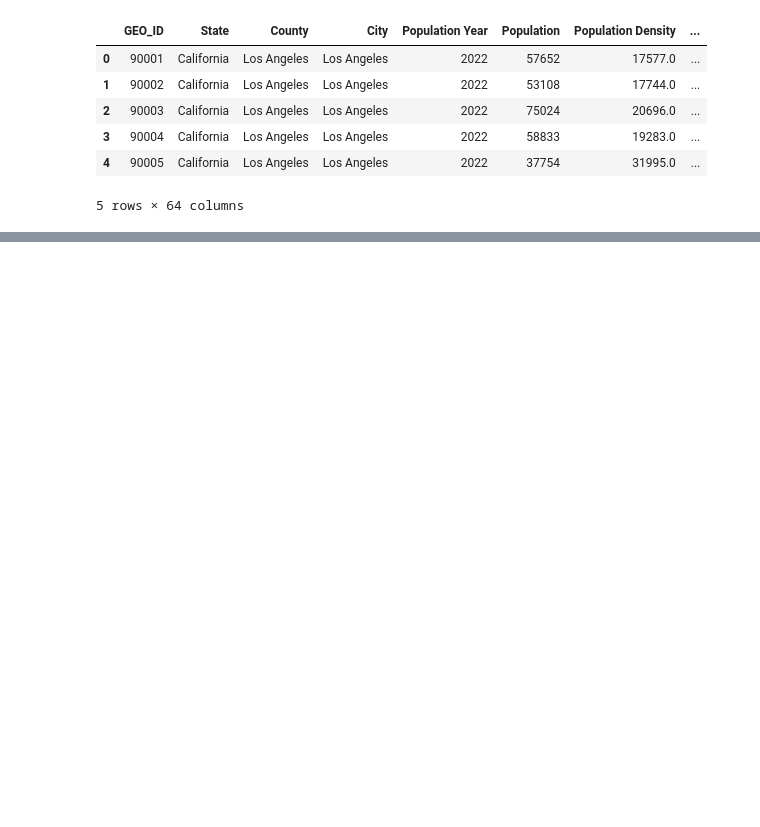
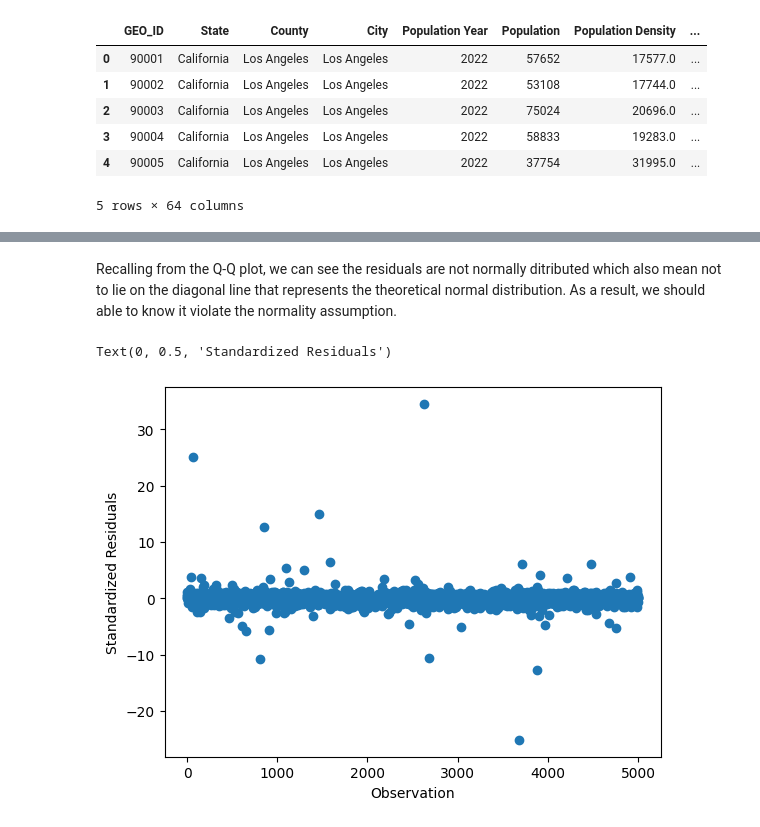
Before and after one commit to Peika44/Math189_HousePrice_Prediction, a Jupyter notebook: Data_Cleaning.ipynb, the cells around one changed output, grey strips where cells are left out. Cells and saved outputs as stored; diff of their text form; code cells hidden in the pictures; blank space fills up the shorter version.

```diff
--- a/Data_Cleaning.ipynb
+++ b/Data_Cleaning.ipynb
@@ -68,0 +119,9 @@ df_real_estate_California.head()
+# %% [markdown]
+Recalling from the Q-Q plot, we can see the residuals are not normally ditributed which also mean not to lie on the diagonal line that represents the theoretical normal distribution. As a result, we should able to know it violate the normality assumption.
+# %%
+plt.scatter(range (len(residuals)), residuals)
+plt.xlabel('Observation')
+plt.ylabel('Standardized Residuals')
+# %% [output]
+Text(0, 0.5, 'Standardized Residuals')
+[figure, added]
```
Also changed, not shown: parts of 11 cells of this notebook, 1 other file.
